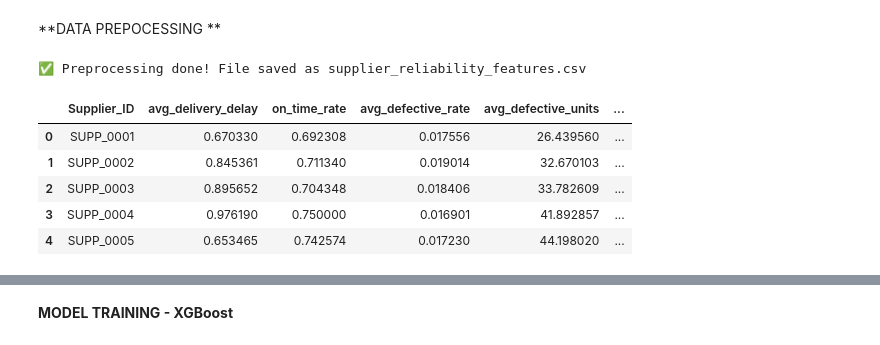
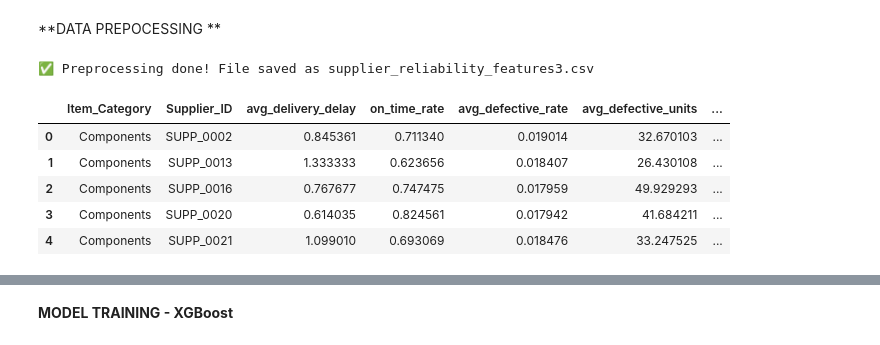
Before and after one commit to bhanulk/supplier_reliability_prediction, a Jupyter notebook: Supplier_Reliability_Score.ipynb, the cells around one changed output, grey strips where cells are left out. Drawn from its saved outputs; the diff is of its cells as text; code cells hidden in the pictures.

```diff
--- a/Supplier_Reliability_Score.ipynb
+++ b/Supplier_Reliability_Score.ipynb
@@ -29,7 +29,7 @@ for col in date_cols:
 df["Profit_Margin"] = (df["Negotiated_Price"] - df["Unit_Price"]) / df["Unit_Price"]
 
 # 4. Supplier-Level Aggregation
-supplier_agg = df.groupby("Supplier_ID").agg(
+supplier_agg = df.groupby(["Item_Category","Supplier_ID"]).agg(
     avg_delivery_delay=("Delivery_Delay_days", "mean"),
     on_time_rate=("Delivery_Delay_days", lambda x: np.mean(x <= 0)),
     avg_defective_rate=("Defective_Rate", "mean"),
@@ -41,39 +41,39 @@ supplier_agg = df.groupby("Supplier_ID").agg(
 
 # 5. Normalization Function
 def normalize(series, inverse=False):
     """Normalize a series to 0–1.
        If inverse=True, lower values are better (flip scale)."""
     if series.max() == series.min():  # avoid divide-by-zero
         return np.ones(len(series)) * 0.5
     if inverse:
         return 1 - ((series - series.min()) / (series.max() - series.min()))
     else:
         return (series - series.min()) / (series.max() - series.min())
 
 # 6. Calculate Factor Scores (0–1 scaled)
 supplier_agg["delay_score"] = normalize(supplier_agg["avg_delivery_delay"], inverse=True)
 supplier_agg["quality_score"] = normalize(supplier_agg["avg_defective_rate"], inverse=True)
 supplier_agg["responsiveness_score"] = normalize(supplier_agg["avg_response_time"], inverse=True)
 supplier_agg["profit_score"] = normalize(supplier_agg["avg_profit_margin"], inverse=False)
 
 # 7. Combine into Proxy Reliability Score
 supplier_agg["reliability_score"] = (
     0.3 * supplier_agg["delay_score"] +
     0.3 * supplier_agg["quality_score"] +
     0.2 * supplier_agg["responsiveness_score"] +
     0.2 * supplier_agg["profit_score"]
 )
 
 # 8. Save Preprocessed Supplier Table
-supplier_agg.to_csv("/content/drive/MyDrive/Supplier Reliability/supplier_reliability_features-2.csv", index=False)
+supplier_agg.to_csv("/content/drive/MyDrive/Supplier Reliability/supplier_reliability_features-3.csv", index=False)
 
-print("✅ Preprocessing done! File saved as supplier_reliability_features.csv")
+print("✅ Preprocessing done! File saved as supplier_reliability_features3.csv")
 supplier_agg.head()
 # %% [output]
-✅ Preprocessing done! File saved as supplier_reliability_features.csv
+✅ Preprocessing done! File saved as supplier_reliability_features3.csv
-|  | Supplier_ID | avg_delivery_delay | on_time_rate | avg_defective_rate | avg_defective_units | ... |
-| 0 | SUPP_0001 | 0.670330 | 0.692308 | 0.017556 | 26.439560 | ... |
-| 1 | SUPP_0002 | 0.845361 | 0.711340 | 0.019014 | 32.670103 | ... |
-| 2 | SUPP_0003 | 0.895652 | 0.704348 | 0.018406 | 33.782609 | ... |
-| 3 | SUPP_0004 | 0.976190 | 0.750000 | 0.016901 | 41.892857 | ... |
-| 4 | SUPP_0005 | 0.653465 | 0.742574 | 0.017230 | 44.198020 | ... |
+|  | Item_Category | Supplier_ID | avg_delivery_delay | on_time_rate | avg_defective_rate | avg_defective_units | ... |
+| 0 | Components | SUPP_0002 | 0.845361 | 0.711340 | 0.019014 | 32.670103 | ... |
+| 1 | Components | SUPP_0013 | 1.333333 | 0.623656 | 0.018407 | 26.430108 | ... |
+| 2 | Components | SUPP_0016 | 0.767677 | 0.747475 | 0.017959 | 49.929293 | ... |
+| 3 | Components | SUPP_0020 | 0.614035 | 0.824561 | 0.017942 | 41.684211 | ... |
+| 4 | Components | SUPP_0021 | 1.099010 | 0.693069 | 0.018476 | 33.247525 | ... |
```
Also changed, not shown: parts of 5 cells of this notebook.
